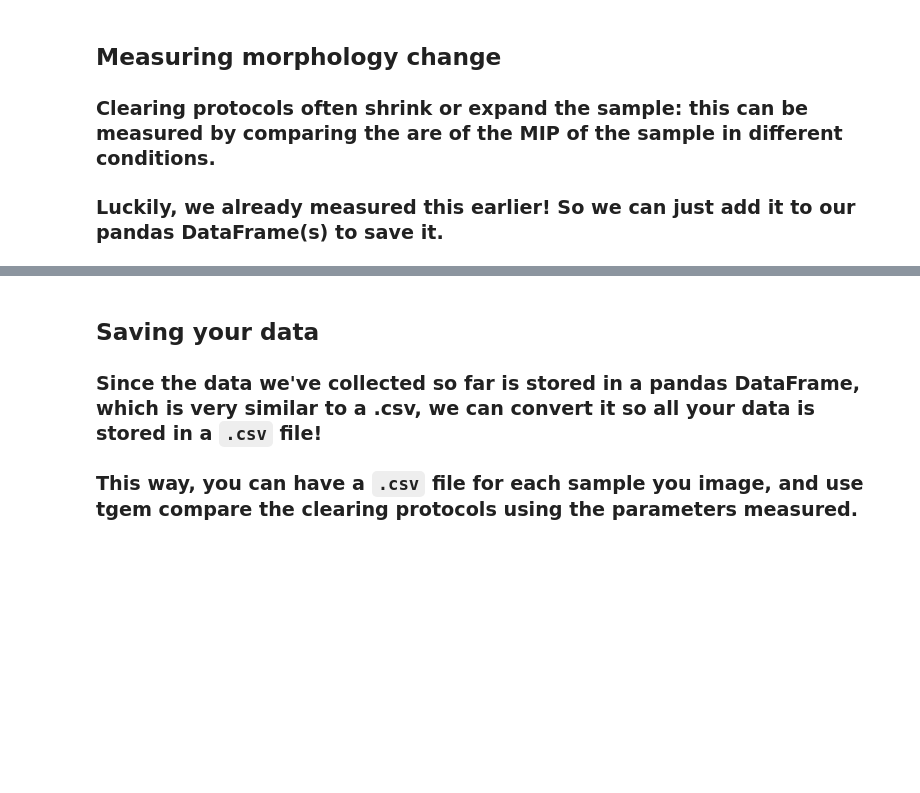
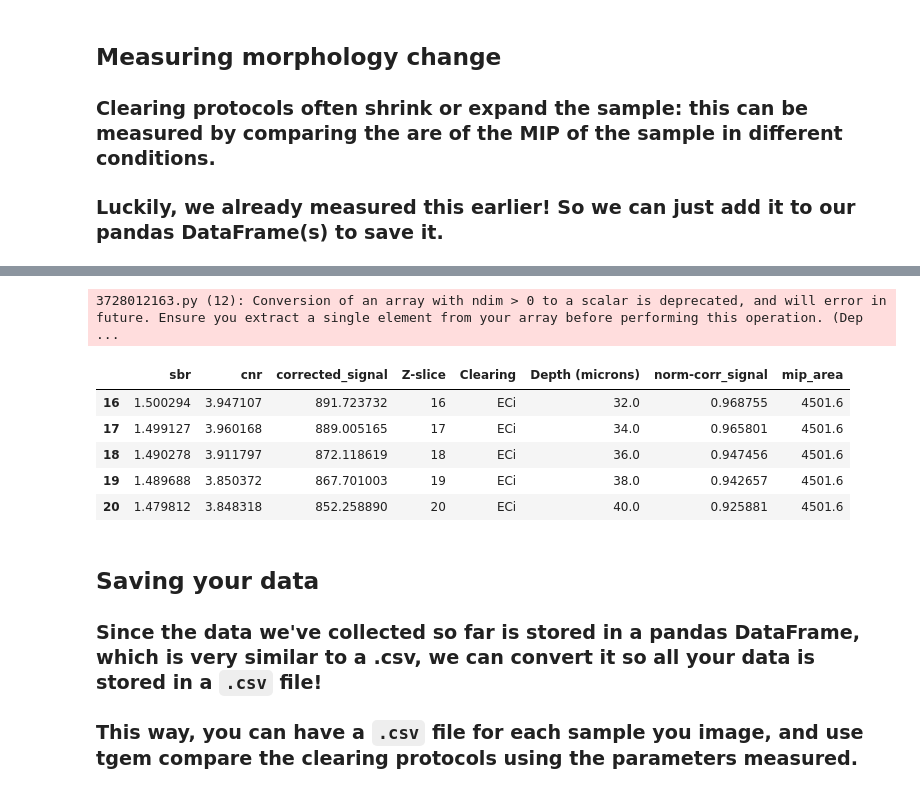
Before and after one commit to dbekat/clearing-efficacy, a Jupyter notebook: unified_analysis.ipynb, the cells around one changed output, grey strips where cells are left out. Drawn from its saved outputs; the diff is of its cells as text; code cells hidden in the pictures; blank space fills up the shorter version.

Commit message:
remove unused code and clean up markdown

```diff
--- a/unified_analysis.ipynb
+++ b/unified_analysis.ipynb
@@ -587,19 +421,27 @@ plt.show()
 # %%
 """
 Measuring the area of the MIP as a proxy for the volume of the sample
 """
 
 mip_thresh = filters.threshold_li(mip)  #using segmentation to identify the MIP from the background
 binary_mip = mip >= mip_thresh
 
 clean_labels = (binary_mip > 0).astype(np.uint8)
 mip_props = measure.regionprops_table(clean_labels, mip, properties=[
     'area'])  #measures the centroid for all objects detected within the binary mask - in this case, this is just the MIP!
 
 area = round((int(mip_props['area']) * (x_res * x_res)), 2)  # calculates area in square µm
 
-clean_data['mip_area'] = area  # saves MIP area data into dataframe
-clean_data.tail()  # view the first 5 rows of data as a check
+stats_props['mip_area'] = area  # saves MIP area data into dataframe
+stats_props.tail()  # view the last 5 rows of data as a last check
+# %% [output]
+3728012163.py (12): Conversion of an array with ndim > 0 to a scalar is deprecated, and will error in future. Ensure you extract a single element from your array before performing this operation. (Dep ...
+|  | sbr | cnr | corrected_signal | Z-slice | Clearing | Depth (microns) | norm-corr_signal | mip_area |
+| 16 | 1.500294 | 3.947107 | 891.723732 | 16 | ECi | 32.0 | 0.968755 | 4501.6 |
+| 17 | 1.499127 | 3.960168 | 889.005165 | 17 | ECi | 34.0 | 0.965801 | 4501.6 |
+| 18 | 1.490278 | 3.911797 | 872.118619 | 18 | ECi | 36.0 | 0.947456 | 4501.6 |
+| 19 | 1.489688 | 3.850372 | 867.701003 | 19 | ECi | 38.0 | 0.942657 | 4501.6 |
+| 20 | 1.479812 | 3.848318 | 852.258890 | 20 | ECi | 40.0 | 0.925881 | 4501.6 |
 # %% [markdown]
 ## **Saving your data**
 
```
Also changed, not shown: parts of 19 cells of this notebook.
